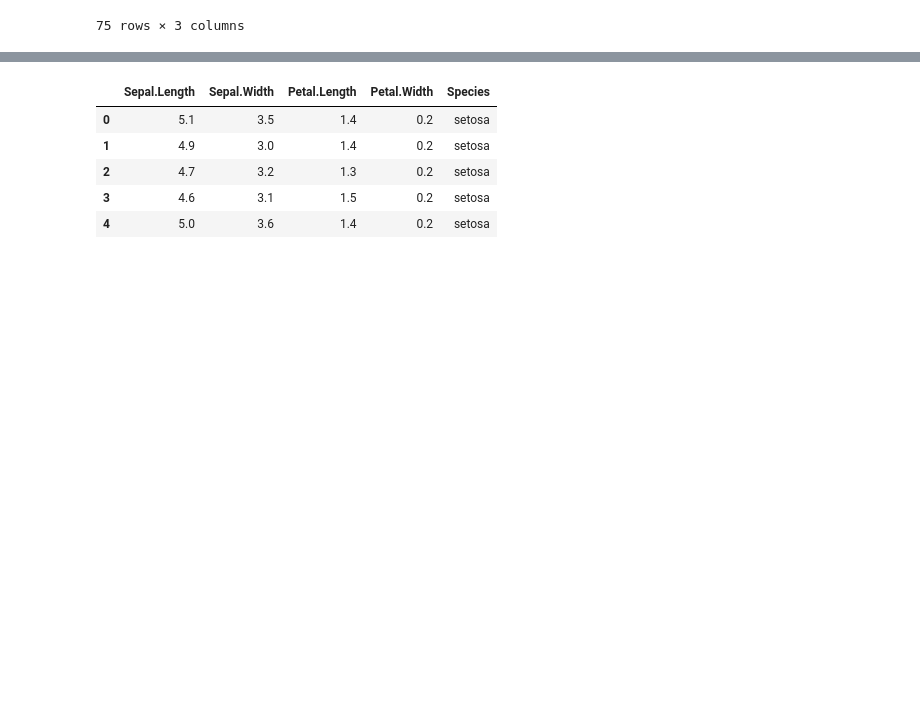
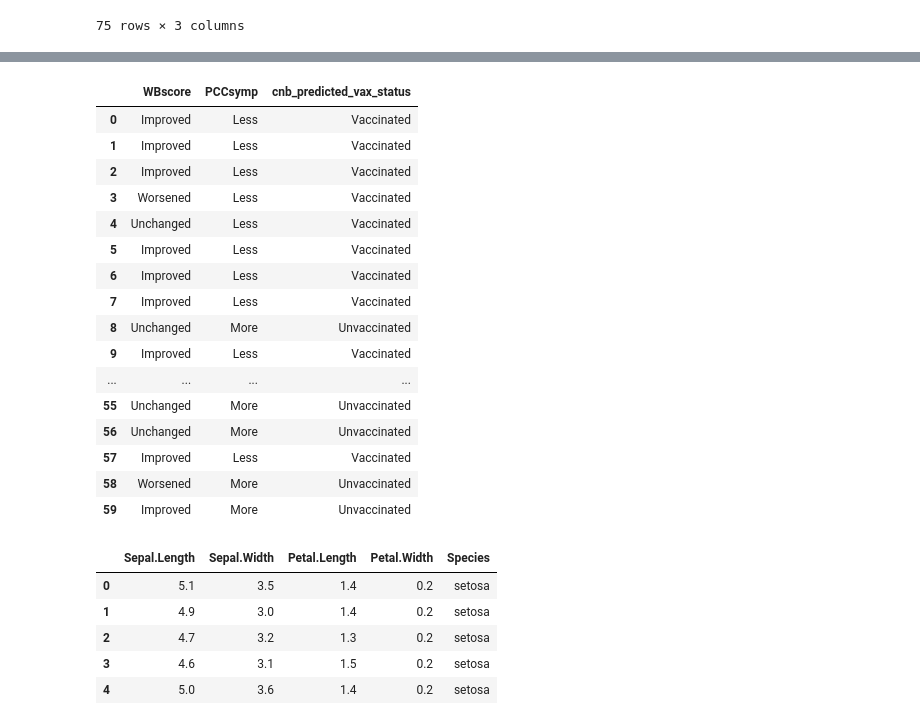
Before and after one commit to giomhern/machine-learning-spring-2024, a Jupyter notebook: week2/homework-notebooks/hw-2.ipynb, the cells around one changed output, grey strips where cells are left out. Cells and saved outputs as stored; diff of their text form; code cells hidden in the pictures; blank space fills up the shorter version.

```diff
--- a/week2/homework-notebooks/hw-2.ipynb
+++ b/week2/homework-notebooks/hw-2.ipynb
@@ -172,0 +200,52 @@ test_df.head()
+# %%
+from sklearn.preprocessing import LabelEncoder
+from sklearn.naive_bayes import CategoricalNB
+
+train_data = pd.read_csv('/Users/giovannimaya/Downloads/data/PCC_study_train.csv')
+test_data = pd.read_csv(
+    '/Users/giovannimaya/Downloads/data/PCC_study_test.csv')
+
+le_WBscore = LabelEncoder()
+le_PCCsymp = LabelEncoder()
+le_vax_status = LabelEncoder()
+
+train_data['WBscore_encoded'] = le_WBscore.fit_transform(train_data['WBscore'])
+train_data['PCCsymp_encoded'] = le_PCCsymp.fit_transform(train_data['PCCsymp'])
+train_data['vax_status_encoded'] = le_vax_status.fit_transform(
+    train_data['vax_status'])
+
+test_data['WBscore_encoded'] = le_WBscore.transform(test_data['WBscore'])
+test_data['PCCsymp_encoded'] = le_PCCsymp.transform(test_data['PCCsymp'])
+
+X_train = train_data[['WBscore_encoded', 'PCCsymp_encoded']]
+y_train = train_data['vax_status_encoded']
+
+cnb_classifier = CategoricalNB()
+cnb_classifier.fit(X_train, y_train)
+
+X_test = test_data[['WBscore_encoded', 'PCCsymp_encoded']]
+
+cnb_predictions_encoded = cnb_classifier.predict(X_test)
+
+test_data['cnb_predicted_vax_status'] = le_vax_status.inverse_transform(
+    cnb_predictions_encoded)
+
+test_data[['WBscore', 'PCCsymp', 'cnb_predicted_vax_status']]
+# %% [output]
+|  | WBscore | PCCsymp | cnb_predicted_vax_status |
+| 0 | Improved | Less | Vaccinated |
+| 1 | Improved | Less | Vaccinated |
+| 2 | Improved | Less | Vaccinated |
+| 3 | Worsened | Less | Vaccinated |
+| 4 | Unchanged | Less | Vaccinated |
+| 5 | Improved | Less | Vaccinated |
+| 6 | Improved | Less | Vaccinated |
+| 7 | Improved | Less | Vaccinated |
+| 8 | Unchanged | More | Unvaccinated |
+| 9 | Improved | Less | Vaccinated |
+| ... | ... | ... | ... |
+| 55 | Unchanged | More | Unvaccinated |
+| 56 | Unchanged | More | Unvaccinated |
+| 57 | Improved | Less | Vaccinated |
+| 58 | Worsened | More | Unvaccinated |
+| 59 | Improved | More | Unvaccinated |
```
Also changed, not shown: parts of 20 cells of this notebook.
